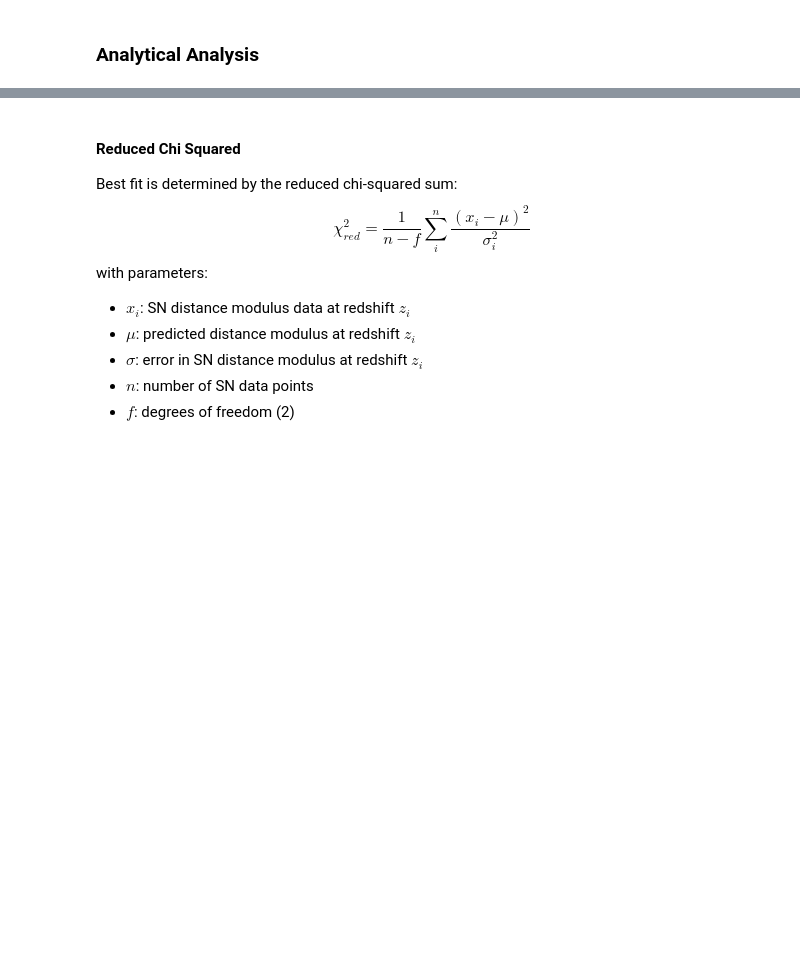
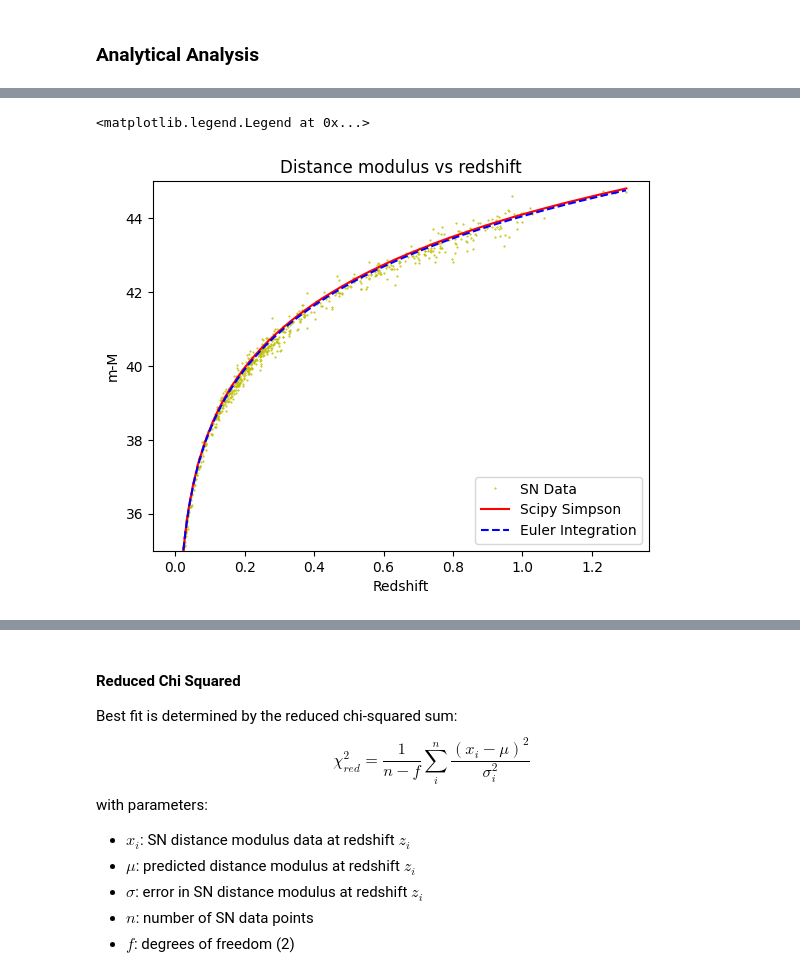
Before and after one commit to kitty-anu/gal_cos, a Jupyter notebook: sn_distancemods.ipynb, the cells around one changed output, grey strips where cells are left out. Saved outputs shown, nothing was run; the diff lists cells and outputs as text; code cells hidden in the pictures; blank space fills up the shorter version.

```diff
--- a/sn_distancemods.ipynb
+++ b/sn_distancemods.ipynb
@@ -156,0 +190,14 @@ plt.legend(loc="lower right")
+# %%
+# comparing benchmark methods
+plt.plot(data['z'], data['mu'], ".y", markersize=1, label="SN Data")
+plt.plot(data['z'], benchmark_mod_simpson, "-r", label="Scipy Simpson")
+plt.plot(benchmark_z, benchmark_modulus, "--b", label="Euler Integration")
+
+plt.xlabel("Redshift")
+plt.ylabel("m-M")
+plt.ylim(35.0, 45.0)
+plt.title("Distance modulus vs redshift")
+plt.legend(loc="lower right")
+# %% [output]
+<matplotlib.legend.Legend at 0x...>
+[figure, added]
```
Also changed, not shown: parts of 13 cells of this notebook.
